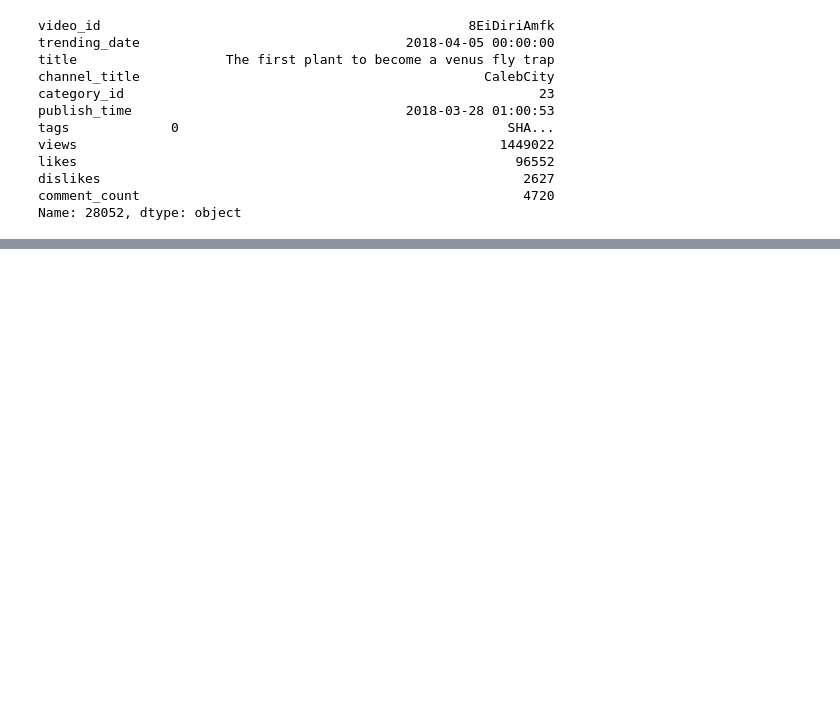
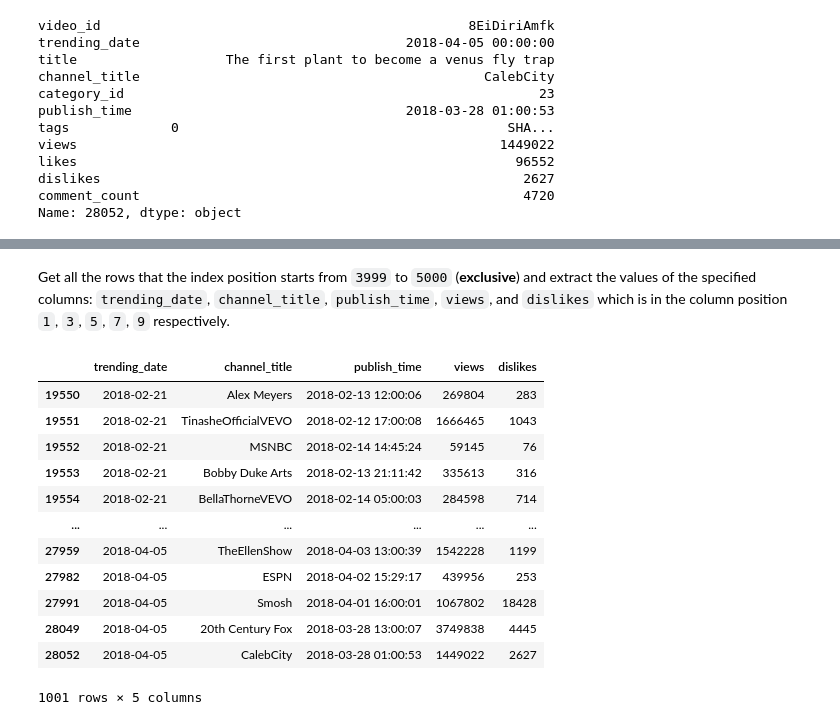
Before and after one commit to christiane-bacani/applied-data-science, a Jupyter notebook: mini-projects/pandas_loc-iloc/notebooks/pandas_loc-iloc.ipynb, the cells around one changed output, grey strips where cells are left out. Cells and saved outputs as stored; diff of their text form; code cells hidden in the pictures; blank space fills up the shorter version.

```diff
--- a/mini-projects/pandas_loc-iloc/notebooks/pandas_loc-iloc.ipynb
+++ b/mini-projects/pandas_loc-iloc/notebooks/pandas_loc-iloc.ipynb
@@ -551,0 +593,18 @@ Name: 28052, dtype: object
+# %% [markdown]
+Get all the rows that the index position starts from `3999` to `5000` (**exclusive**) and extract the values of the specified columns: `trending_date`, `channel_title`, `publish_time`, `views`, and `dislikes` which is in the column position `1`, `3`, `5`, `7`, `9` respectively.
+# %%
+USvideos.iloc[3999:5000, [1, 3, 5, 7, 9]]
+# %% [output]
+|  | trending_date | channel_title | publish_time | views | dislikes |
+| 19550 | 2018-02-21 | Alex Meyers | 2018-02-13 12:00:06 | 269804 | 283 |
+| 19551 | 2018-02-21 | TinasheOfficialVEVO | 2018-02-12 17:00:08 | 1666465 | 1043 |
+| 19552 | 2018-02-21 | MSNBC | 2018-02-14 14:45:24 | 59145 | 76 |
+| 19553 | 2018-02-21 | Bobby Duke Arts | 2018-02-13 21:11:42 | 335613 | 316 |
+| 19554 | 2018-02-21 | BellaThorneVEVO | 2018-02-14 05:00:03 | 284598 | 714 |
+| ... | ... | ... | ... | ... | ... |
+| 27959 | 2018-04-05 | TheEllenShow | 2018-04-03 13:00:39 | 1542228 | 1199 |
+| 27982 | 2018-04-05 | ESPN | 2018-04-02 15:29:17 | 439956 | 253 |
+| 27991 | 2018-04-05 | Smosh | 2018-04-01 16:00:01 | 1067802 | 18428 |
+| 28049 | 2018-04-05 | 20th Century Fox | 2018-03-28 13:00:07 | 3749838 | 4445 |
+| 28052 | 2018-04-05 | CalebCity | 2018-03-28 01:00:53 | 1449022 | 2627 |
+1001 rows × 5 columns
```
Also changed, not shown: parts of 9 cells of this notebook.
